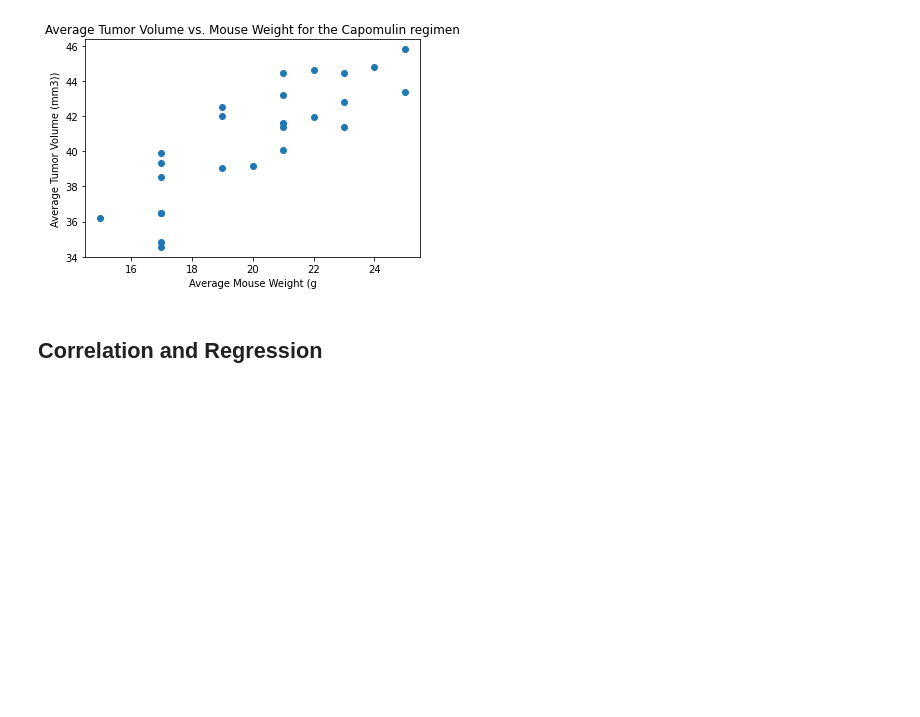
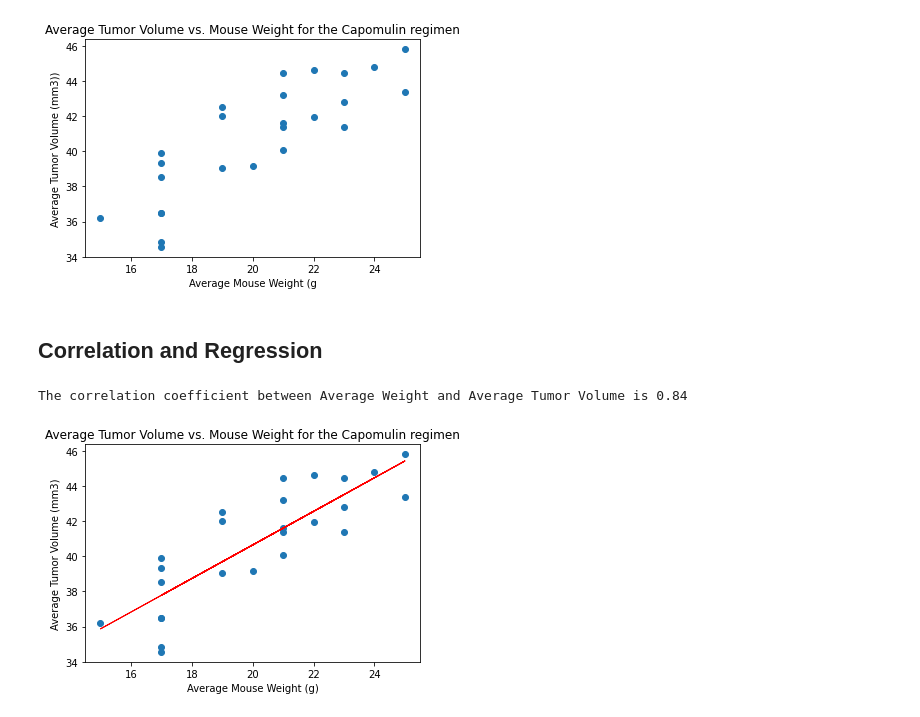
Before and after one commit to vasantap/The-Power-of-Plots, a Jupyter notebook: pymaceuticals_starter.ipynb, the cells around one changed output. Cells and saved outputs as stored; diff of their text form; code cells hidden in the pictures; blank space fills up the shorter version.

Commit message:
Correlation and Regression

```diff
--- a/pymaceuticals_starter.ipynb
+++ b/pymaceuticals_starter.ipynb
@@ -306,13 +308,13 @@ Text(0, 0.5, 'Tumor Volume (mm3)')
 # Generate a scatter plot of average tumor volume vs. mouse weight for the Capomulin regimen
 capomulin_treated_mice_avg_tumor_vol = capomulin_treated_mice.groupby(['Mouse ID'])['Tumor Volume (mm3)'].mean()
 capomulin_treated_mice_avg_tumor_vol
-mouse_weight_avg = capomulin_treated_mice.groupby(['Mouse ID'])['Weight (g)'].mean()
-mouse_weight_avg
-mouse_avg_vol_weight_df = pd.merge(capomulin_treated_mice_avg_tumor_vol, mouse_weight_avg, on=['Mouse ID'])
+avg_mouse_weight = capomulin_treated_mice.groupby(['Mouse ID'])['Weight (g)'].mean()
+avg_mouse_weight
+mouse_avg_vol_weight_df = pd.merge(capomulin_treated_mice_avg_tumor_vol, avg_mouse_weight, on=['Mouse ID'])
 mouse_avg_vol_weight_df
 average_tumor_volume = mouse_avg_vol_weight_df['Tumor Volume (mm3)']
-average_mouse_weight = mouse_avg_vol_weight_df['Weight (g)']
-plt.scatter(average_mouse_weight,average_tumor_volume)
+avg_mouse_weight = mouse_avg_vol_weight_df['Weight (g)']
+plt.scatter(avg_mouse_weight,average_tumor_volume)
 plt.xlabel('Average Mouse Weight (g')
 plt.ylabel('Average Tumor Volume (mm3))')
 plt.title('Average Tumor Volume vs. Mouse Weight for the Capomulin regimen')
@@ -327,0 +326,21 @@ capomulin_regimen = last_timepoint_df.loc[last_timepoint_df['Drug Regimen'] == '
+# %%
+# Calculate the correlation coefficient and linear regression model
+# for mouse weight and average tumor volume for the Capomulin regimen
+print(f"The correlation coefficient between Average Weight and Average Tumor Volume is {round(st.pearsonr(avg_mouse_weight,average_tumor_volume)[0],2)}")
+
+# Add the linear regression equation and line to plot
+average_tumor_volume = mouse_avg_vol_weight_df['Tumor Volume (mm3)']
+avg_mouse_weight = mouse_avg_vol_weight_df['Weight (g)']
+(slope, intercept, rvalue, pvalue, stderr) = linregress(avg_mouse_weight, average_tumor_volume)
+regress_values = avg_mouse_weight * slope + intercept
+line_eq = "y = " + str(round(slope,2)) + "x + " + str(round(intercept,2))
+plt.scatter(avg_mouse_weight,average_tumor_volume)
+plt.plot(avg_mouse_weight,regress_values,color='red',linewidth=1)
+plt.annotate(line_eq,(5.8,0.8),fontsize=15,color="red")
+plt.xlabel('Average Mouse Weight (g)')
+plt.ylabel('Average Tumor Volume (mm3)')
+plt.title('Average Tumor Volume vs. Mouse Weight for the Capomulin regimen')
+plt.show()
+# %% [output]
+The correlation coefficient between Average Weight and Average Tumor Volume is 0.84
+[figure, added]
```
Also changed, not shown: parts of 2 cells of this notebook.
